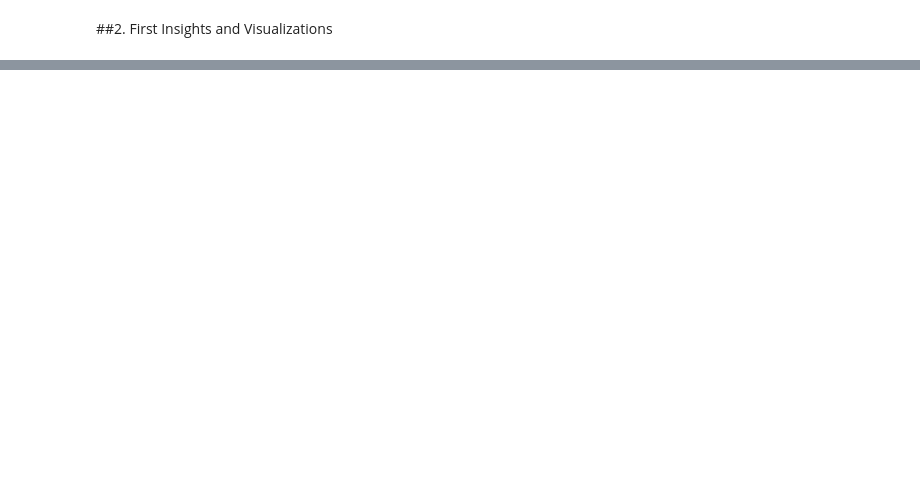
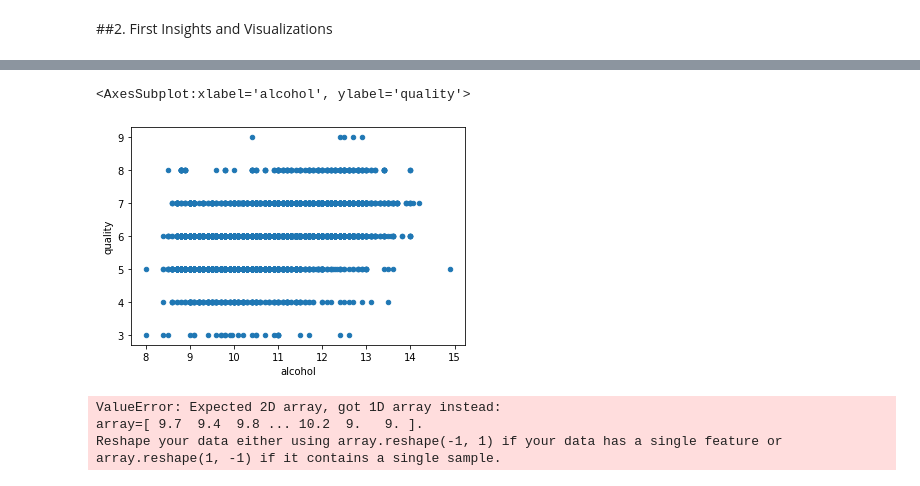
Before and after one commit to udicr/PyEx, a Jupyter notebook: notebooks/DataScience.ipynb, the cells around one changed output, grey strips where cells are left out. Cells and saved outputs as stored; diff of their text form; code cells hidden in the pictures; blank space fills up the shorter version.

Commit message:
linear regression

```diff
--- a/notebooks/DataScience.ipynb
+++ b/notebooks/DataScience.ipynb
@@ -59,0 +138,24 @@ ax3.set_xlabel('quality')
+# %%
+winequality_df.plot(kind = 'scatter', x = 'alcohol', y = 'quality')
+# %% [output]
+<AxesSubplot:xlabel='alcohol', ylabel='quality'>
+[figure, added]
+# %%
+from sklearn.linear_model import LinearRegression #Import
+from sklearn.model_selection import train_test_split
+
+X = winequality_df['alcohol']
+Y = winequality_df['quality']
+X_train, X_test, Y_train, Y_test = train_test_split(X,Y,test_size=0.3,random_state=1)
+
+model = LinearRegression()                        #Instantiate
+model.fit(X_train,Y_train)
+i = model.intercept_.round(2)
+c = model.coef_.round(2)
+winequality_df.plot(kind = 'scatter', x = 'alcohol', y = 'quality')
+x = np.linspace(7.5,15.5,100)
+plt.plot(x,c*x+i,color='red')
+# %% [output]
+ValueError: Expected 2D array, got 1D array instead:
+array=[ 9.7  9.4  9.8 ... 10.2  9.   9. ].
+Reshape your data either using array.reshape(-1, 1) if your data has a single feature or array.reshape(1, -1) if it contains a single sample.
```
Also changed, not shown: parts of 9 cells of this notebook.
